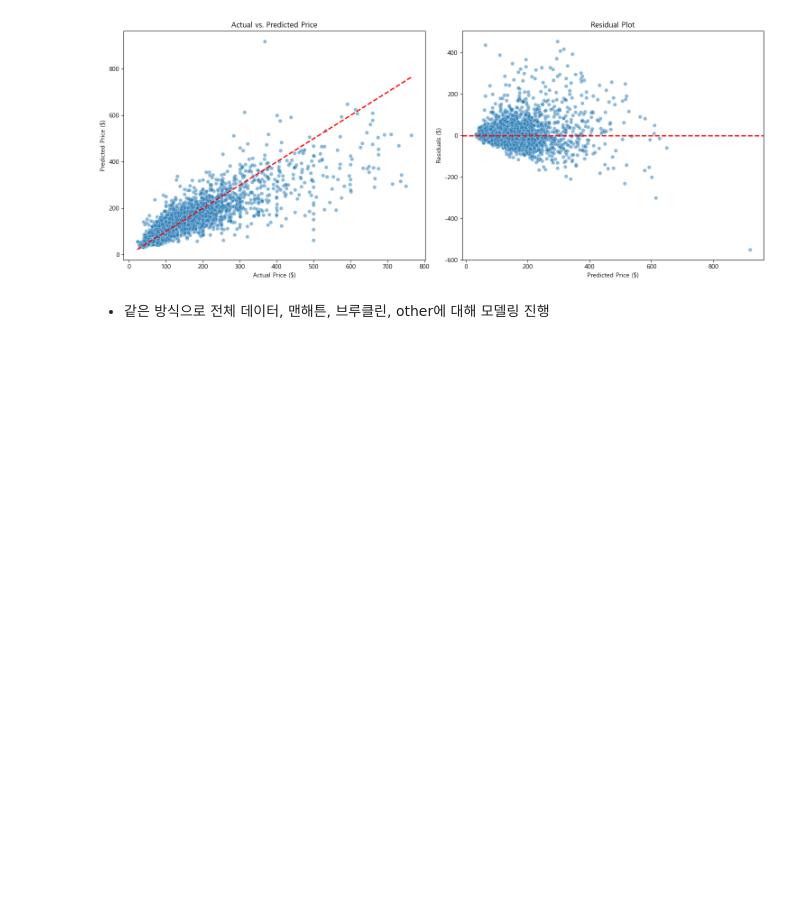
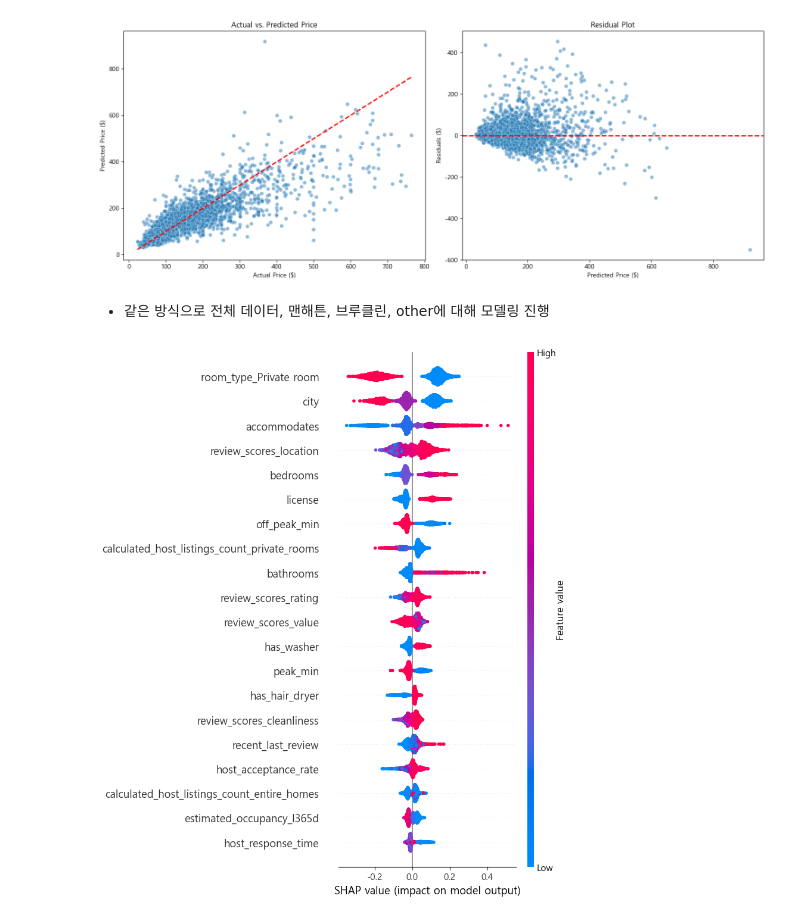
Before and after one commit to sybeom528/airbnb_price_prediction, a Jupyter notebook: notebooks/modeling.ipynb, the cells around one changed output. Saved outputs shown, nothing was run; the diff lists cells and outputs as text; code cells hidden in the pictures; blank space fills up the shorter version.

Commit message:
down grade xgboost and add shap

```diff
--- a/notebooks/modeling.ipynb
+++ b/notebooks/modeling.ipynb
@@ -275,3 +275,15 @@ best_model.save_model('results/xgb_model_all.json') # -> 여기 저장하고 싶
 # %%
 all_model = xgb.XGBRegressor() # 객체 먼저 생성
 all_model.load_model('results/xgb_model_all.json')
+# %%
+import shap
+explainer = shap.TreeExplainer(all_model)
+# %%
+shap_values = explainer.shap_values(X_test)
+# %%
+feature_names = X_test.columns
+
+# 각 변수 별 생존에 대한 기여도 확인
+shap.summary_plot(shap_values, X_test, feature_names=feature_names)
+# %% [output]
+[figure, added]
```
Also changed, not shown: parts of 9 cells of this notebook, 3 other files.
